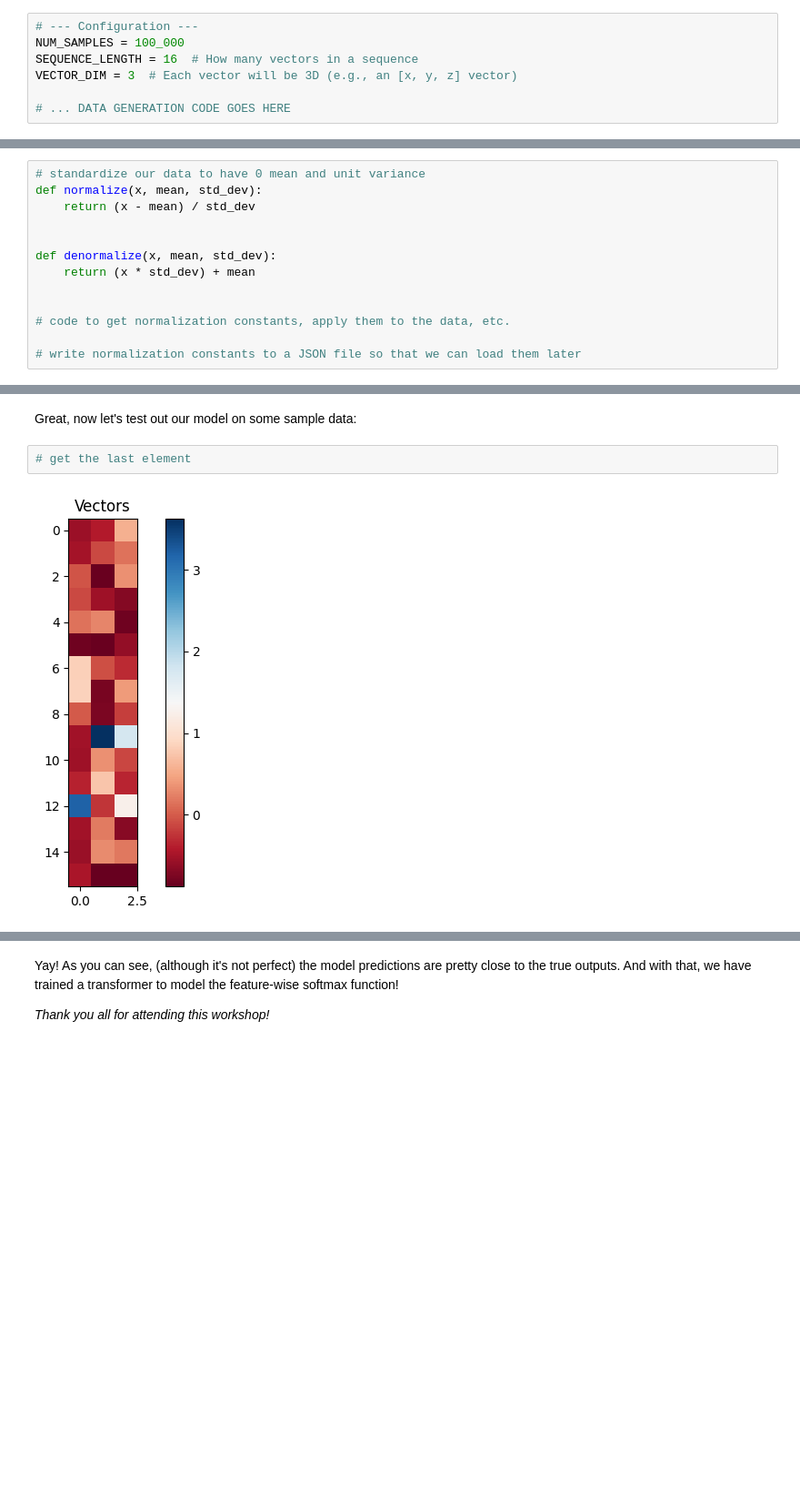
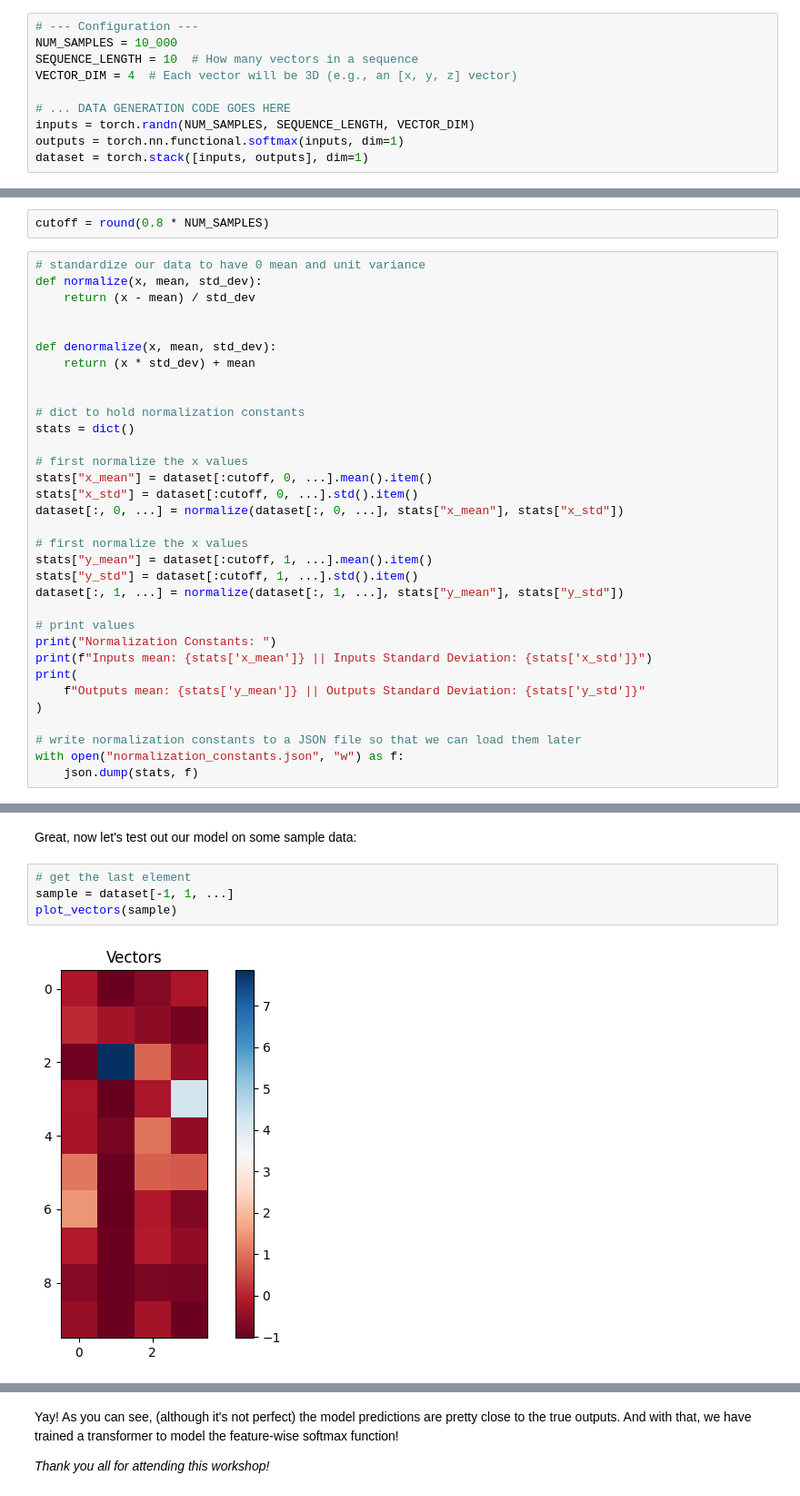
Before and after one commit to Jibby2k1/SPS_Curriculum, a Jupyter notebook: Intro_DL_4_Physics/intro_transformers/intro_transformers_blank.ipynb, the cells around one changed output, grey strips where cells are left out. Shown at 91% size. Cells and saved outputs as stored; diff of their text form; blank space fills up the shorter version.

```diff
--- a/Intro_DL_4_Physics/intro_transformers/intro_transformers_blank.ipynb
+++ b/Intro_DL_4_Physics/intro_transformers/intro_transformers_blank.ipynb
@@ -50,8 +50,11 @@ For this workshop, we will training our transformer model on a toy task that has
 Anyhow, first we need to generate our input and output data:
 # %%
 # --- Configuration ---
-NUM_SAMPLES = 100_000
-SEQUENCE_LENGTH = 16  # How many vectors in a sequence
-VECTOR_DIM = 3  # Each vector will be 3D (e.g., an [x, y, z] vector)
+NUM_SAMPLES = 10_000
+SEQUENCE_LENGTH = 10  # How many vectors in a sequence
+VECTOR_DIM = 4  # Each vector will be 3D (e.g., an [x, y, z] vector)
 
 # ... DATA GENERATION CODE GOES HERE
+inputs = torch.randn(NUM_SAMPLES, SEQUENCE_LENGTH, VECTOR_DIM)
+outputs = torch.nn.functional.softmax(inputs, dim=1)
+dataset = torch.stack([inputs, outputs], dim=1)
@@ -60,5 +61,7 @@ torch.Size([100000, 2, 16, 3])
 # %% [markdown]
 As before, we need to standardize our data to have zero mean and unit variance to help our model learn effectively:
+# %%
+cutoff = round(0.8 * NUM_SAMPLES)
 # %%
 # standardize our data to have 0 mean and unit variance
 def normalize(x, mean, std_dev):
@@ -69,8 +72,28 @@ def denormalize(x, mean, std_dev):
     return (x * std_dev) + mean
 
 
-# code to get normalization constants, apply them to the data, etc.
+# dict to hold normalization constants
+stats = dict()
+
+# first normalize the x values
+stats["x_mean"] = dataset[:cutoff, 0, ...].mean().item()
+stats["x_std"] = dataset[:cutoff, 0, ...].std().item()
+dataset[:, 0, ...] = normalize(dataset[:, 0, ...], stats["x_mean"], stats["x_std"])
+
+# first normalize the x values
+stats["y_mean"] = dataset[:cutoff, 1, ...].mean().item()
+stats["y_std"] = dataset[:cutoff, 1, ...].std().item()
+dataset[:, 1, ...] = normalize(dataset[:, 1, ...], stats["y_mean"], stats["y_std"])
+
+# print values
+print("Normalization Constants: ")
+print(f"Inputs mean: {stats['x_mean']} || Inputs Standard Deviation: {stats['x_std']}")
+print(
+    f"Outputs mean: {stats['y_mean']} || Outputs Standard Deviation: {stats['y_std']}"
+)
 
 # write normalization constants to a JSON file so that we can load them later
+with open("normalization_constants.json", "w") as f:
+    json.dump(stats, f)
 # %% [output]
 Normalization Constants:
@@ -359,7 +573,9 @@ def plot_vectors(sequence):
 Great, now let's test out our model on some sample data:
 # %%
 # get the last element
+sample = dataset[-1, 1, ...]
+plot_vectors(sample)
 # %% [output]
-[figure, old version]
+[figure, new version]
 # %%
 # get our model's predictions for this sample
```
Also changed, not shown: parts of 20 cells of this notebook, 1 other file.
